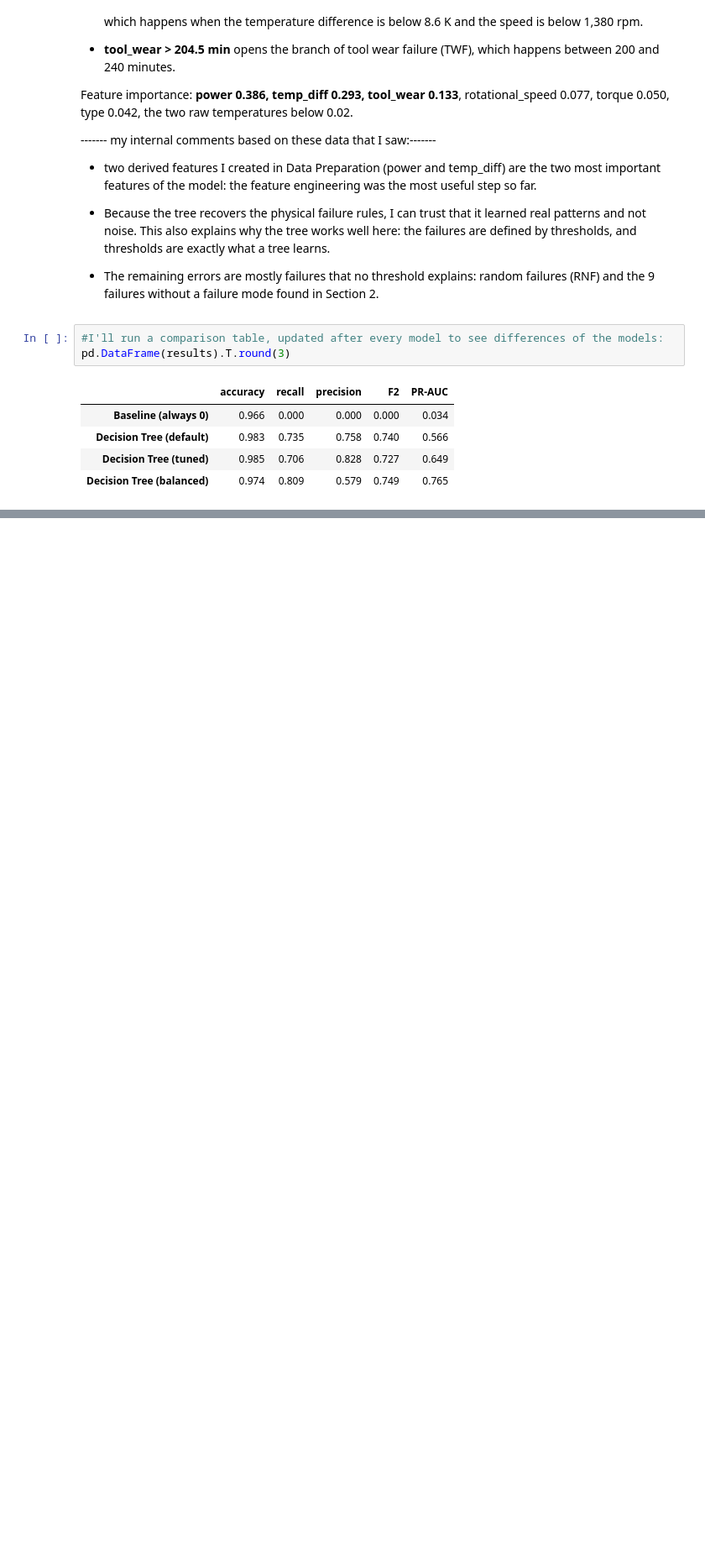
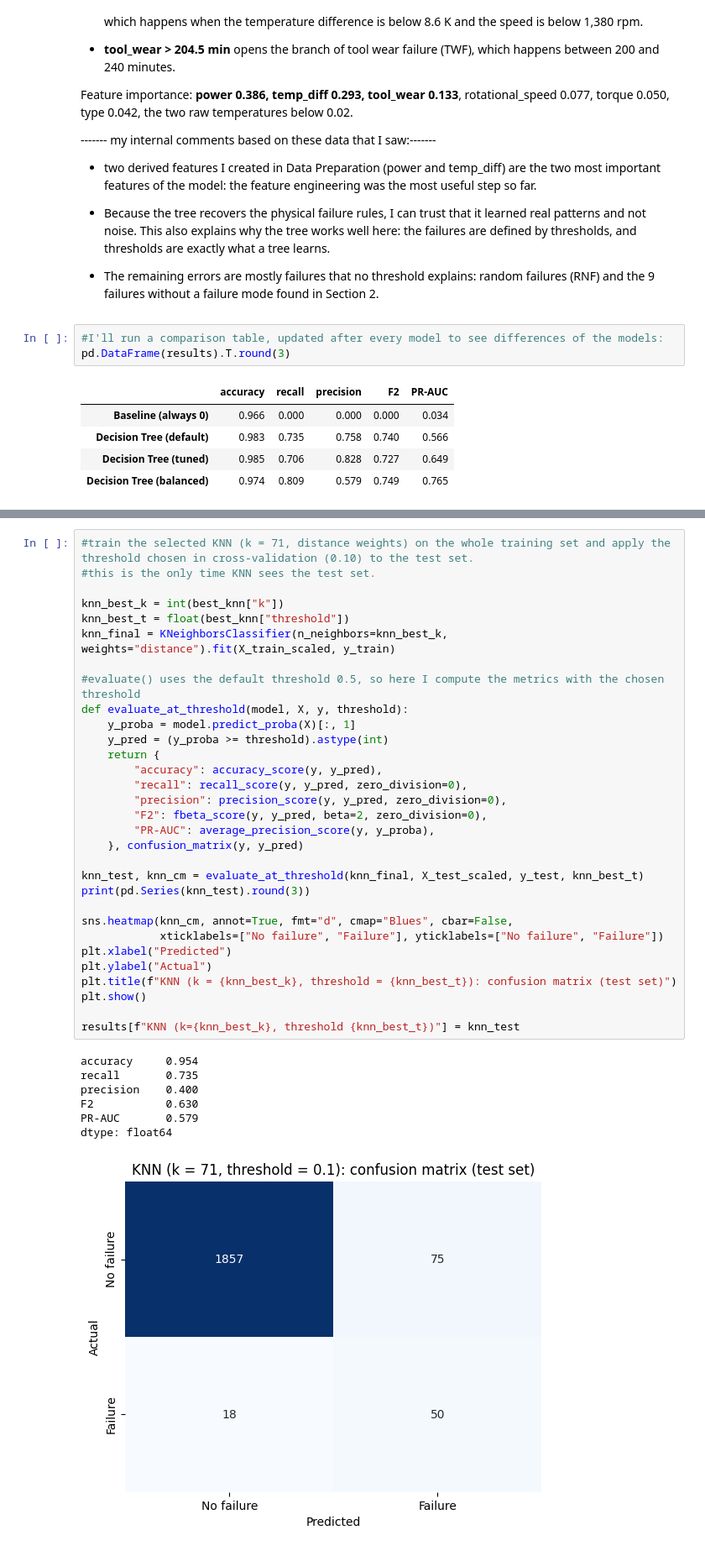
Before and after one commit to serraozkasap/ml-ai4i-predictive-maintenance, a Jupyter notebook: ai4i_predictive_maintenance.ipynb, the cells around one changed output, grey strips where cells are left out. Shown at 84% size. Cells and saved outputs as stored; diff of their text form; blank space fills up the shorter version.

```diff
--- a/ai4i_predictive_maintenance.ipynb
+++ b/ai4i_predictive_maintenance.ipynb
@@ -917,0 +1055,39 @@ pd.DataFrame(results).T.round(3)
+# %%
+#train the selected KNN (k = 71, distance weights) on the whole training set and apply the threshold chosen in cross-validation (0.10) to the test set.
+#this is the only time KNN sees the test set.
+
+knn_best_k = int(best_knn["k"])
+knn_best_t = float(best_knn["threshold"])
+knn_final = KNeighborsClassifier(n_neighbors=knn_best_k, weights="distance").fit(X_train_scaled, y_train)
+
+#evaluate() uses the default threshold 0.5, so here I compute the metrics with the chosen threshold
+def evaluate_at_threshold(model, X, y, threshold):
+    y_proba = model.predict_proba(X)[:, 1]
+    y_pred = (y_proba >= threshold).astype(int)
+    return {
+        "accuracy": accuracy_score(y, y_pred),
+        "recall": recall_score(y, y_pred, zero_division=0),
+        "precision": precision_score(y, y_pred, zero_division=0),
+        "F2": fbeta_score(y, y_pred, beta=2, zero_division=0),
+        "PR-AUC": average_precision_score(y, y_proba),
+    }, confusion_matrix(y, y_pred)
+
+knn_test, knn_cm = evaluate_at_threshold(knn_final, X_test_scaled, y_test, knn_best_t)
+print(pd.Series(knn_test).round(3))
+
+sns.heatmap(knn_cm, annot=True, fmt="d", cmap="Blues", cbar=False,
+            xticklabels=["No failure", "Failure"], yticklabels=["No failure", "Failure"])
+plt.xlabel("Predicted")
+plt.ylabel("Actual")
+plt.title(f"KNN (k = {knn_best_k}, threshold = {knn_best_t}): confusion matrix (test set)")
+plt.show()
+
+results[f"KNN (k={knn_best_k}, threshold {knn_best_t})"] = knn_test
+# %% [output]
+accuracy     0.954
+recall       0.735
+precision    0.400
+F2           0.630
+PR-AUC       0.579
+dtype: float64
+[figure, added]
```
Also changed, not shown: parts of 8 cells of this notebook.
